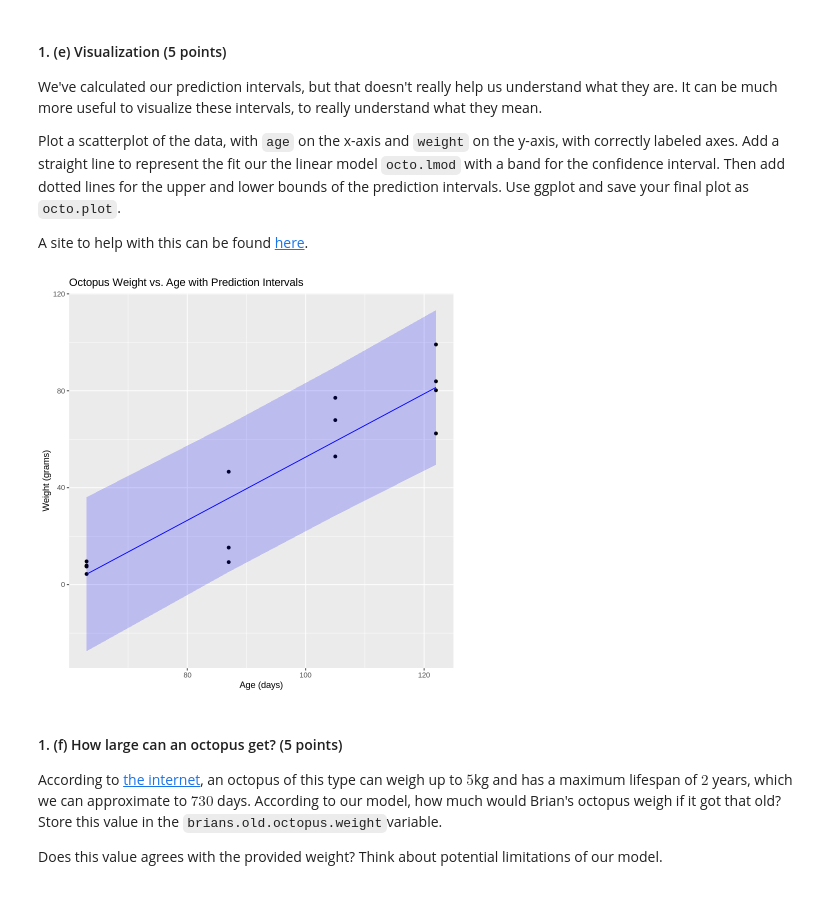
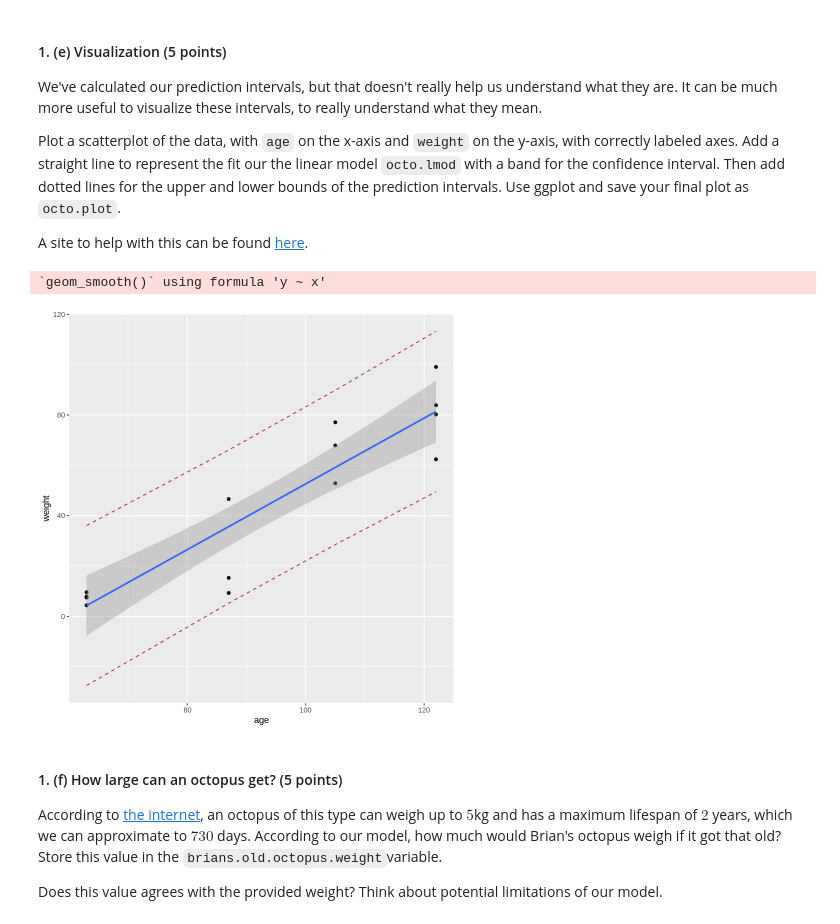
Before and after one commit to dennislamcv1/UniofColStatsModel, a Jupyter notebook: Modern Regression Analysis in R/C1M4_autograded.ipynb, the cells around one changed output. Saved outputs shown, nothing was run; the diff lists cells and outputs as text; code cells hidden in the pictures.

```diff
--- a/Modern Regression Analysis in R/C1M4_autograded.ipynb
+++ b/Modern Regression Analysis in R/C1M4_autograded.ipynb
@@ -160,23 +160,16 @@ We've calculated our prediction intervals, but that doesn't really help us under
 Plot a scatterplot of the data, with `age` on the x-axis and `weight` on the y-axis, with correctly labeled axes. Add a straight line to represent the fit our the linear model `octo.lmod` with a band for the confidence interval. Then add dotted lines for the upper and lower bounds of the prediction intervals. Use ggplot and save your final plot as `octo.plot`.
 
 A site to help with this can be found [here](https://rpubs.com/Bio-Geek/71339).
-# %%
-# Combine training data with prediction intervals for plotting
-plot_data <- octo.train %>%
-  mutate(fit = octo.train.fit,
-         lower = octo.train.lower,
-         upper = octo.train.upper)
-
-
-octo.plot <- ggplot(plot_data, aes(x = age, y = weight)) +
-  geom_point() +
-  geom_line(aes(y = fit), color = "blue") +
-  geom_ribbon(aes(ymin = lower, ymax = upper), alpha = 0.2, fill = "blue") +
-  labs(x = "Age (days)", y = "Weight (grams)", title = "Octopus Weight vs. Age with Prediction Intervals")
-
-print(octo.plot)
-# %% [output]
-[figure, removed]
+# %%
+octo.plot <- ggplot(octo.train, aes(x=age, y=weight))+
+    geom_point()+
+    geom_line(aes(y=octo.train.lower), color = "firebrick", linetype = "dashed")+
+    geom_line(aes(y=octo.train.upper), color = "firebrick", linetype = "dashed")+
+    geom_smooth(method=lm, se=TRUE)
+octo.plot
+# %% [output]
+`geom_smooth()` using formula 'y ~ x'
+[figure, added]
 # %%
 # Test Cell
 # This cell has hidden test cases that will run after submission.
```
Also changed, not shown: parts of 4 cells of this notebook.
